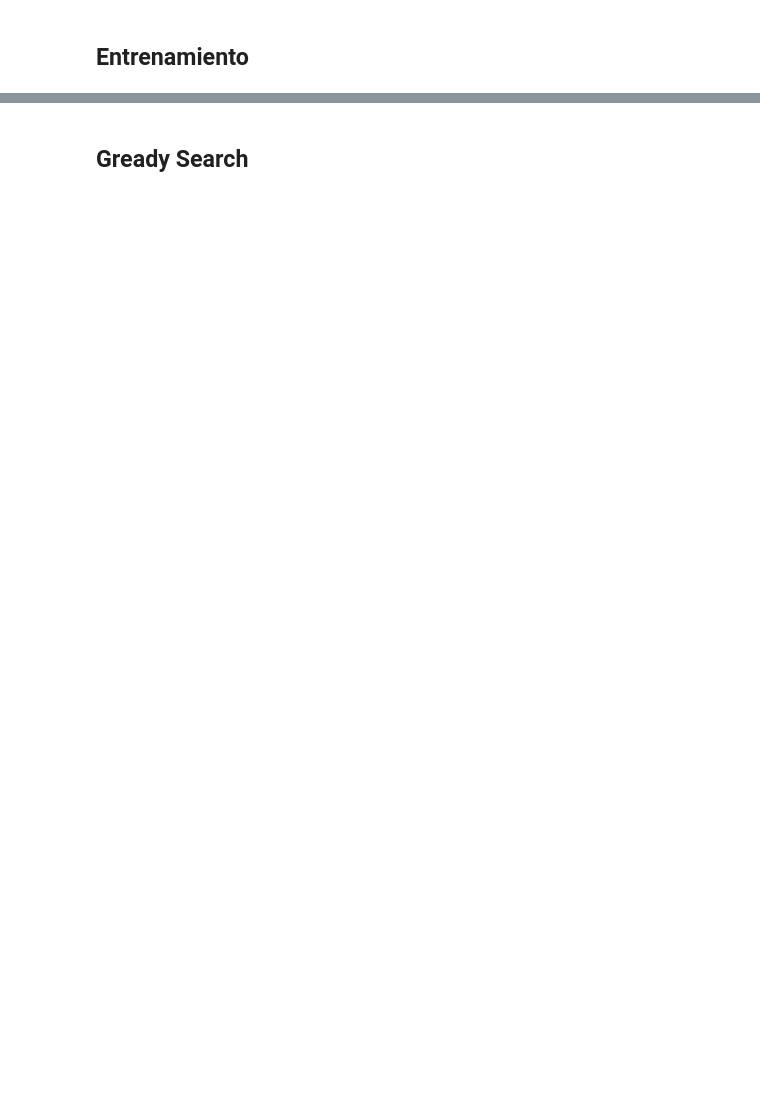
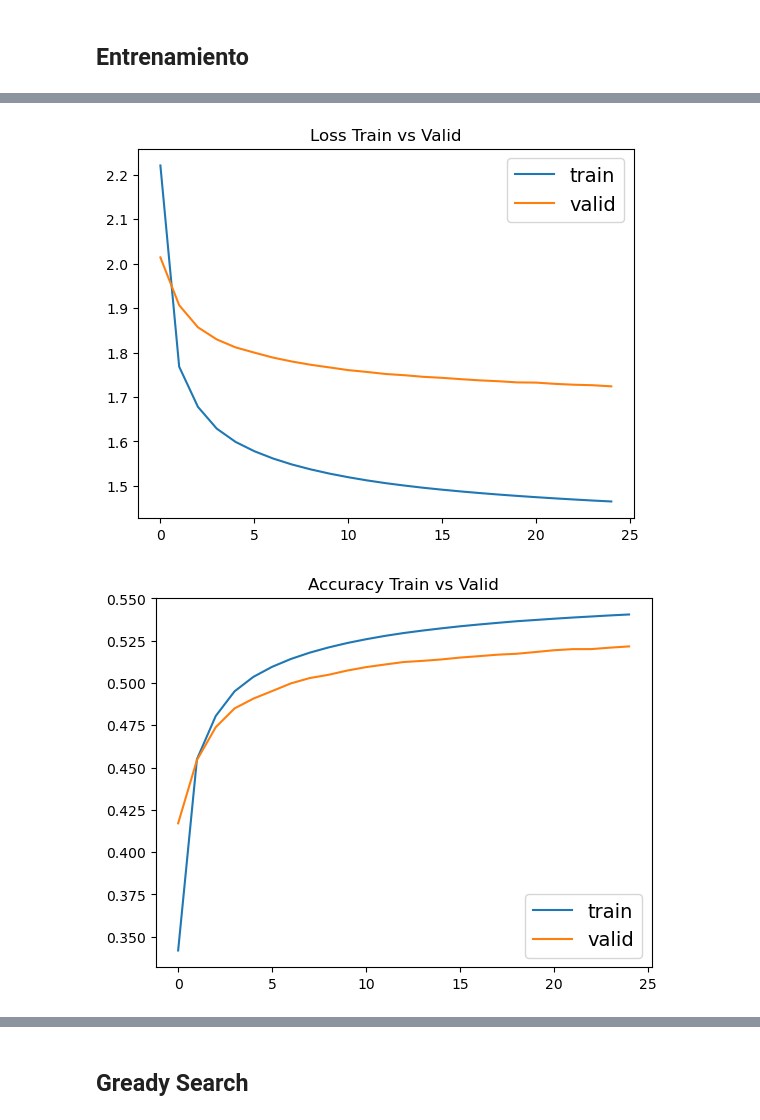
Before and after one commit to JulianF120/procesamiento_lenguaje_natural, a Jupyter notebook: desafios/Desafio_3.ipynb, the cells around one changed output, grey strips where cells are left out. Drawn from its saved outputs; the diff is of its cells as text; code cells hidden in the pictures; blank space fills up the shorter version.

```diff
--- a/desafios/Desafio_3.ipynb
+++ b/desafios/Desafio_3.ipynb
@@ -166,13 +182,13 @@ class CharModelRnn(nn.Module):
 class CharModelLSTM(nn.Module):
     def __init__(self, vocab_size):
         super().__init__()
-        self.lstm_size = 64
+        self.lstm_size = 5
         self.num_layers = 2
-        self.hidden_size = 200
+        self.hidden_size = 64
         self.embedding = nn.Embedding(num_embeddings = vocab_size, embedding_dim = self.lstm_size)
         self.rnn = nn.LSTM(input_size=self.lstm_size, hidden_size=self.hidden_size, batch_first=True,
                             num_layers=self.num_layers, dropout=0.3)
-        self.fc = nn.Linear(in_features = 200, out_features = vocab_size)
+        self.fc = nn.Linear(in_features = self.hidden_size, out_features = vocab_size)
 
     def forward(self, x, prev_state = None):
         if prev_state is None:
@@ -367,12 +437,12 @@ Saved new model!
 # %%
-optimezer = torch.optim.RMSprop(params = lstm_model.parameters(), lr = 0.0005)
+optimezer = torch.optim.RMSprop(params = lstm_model.parameters(), lr = 0.0001)
 lstm_model_name = 'lstm_model.pth'
 
 train_lstm_result = train(
     model = lstm_model,
     train_loader = train_dataloader,
     valid_loader = val_dataloader,
-    epochs = 10,
+    epochs = 25,
     loss_function = loss_function,
     optimizer = optimezer,
     model_name = lstm_model_name
@@ -385,0 +468,7 @@ Saved new model!
+# %%
+ploter(train_lstm_result['train_loss'], train_lstm_result['valid_loss'], "Loss Train vs Valid")
+ploter(train_lstm_result['train_accuracy'], train_lstm_result['valid_accuracy'], "Accuracy Train vs Valid")
+ploter(train_lstm_result['perplexity'], train_lstm_result['perplexity'], "Perplexity")
+# %% [output]
+[figure, added]
+[figure, added]
```
Also changed, not shown: parts of 48 cells of this notebook, 3 other files.
